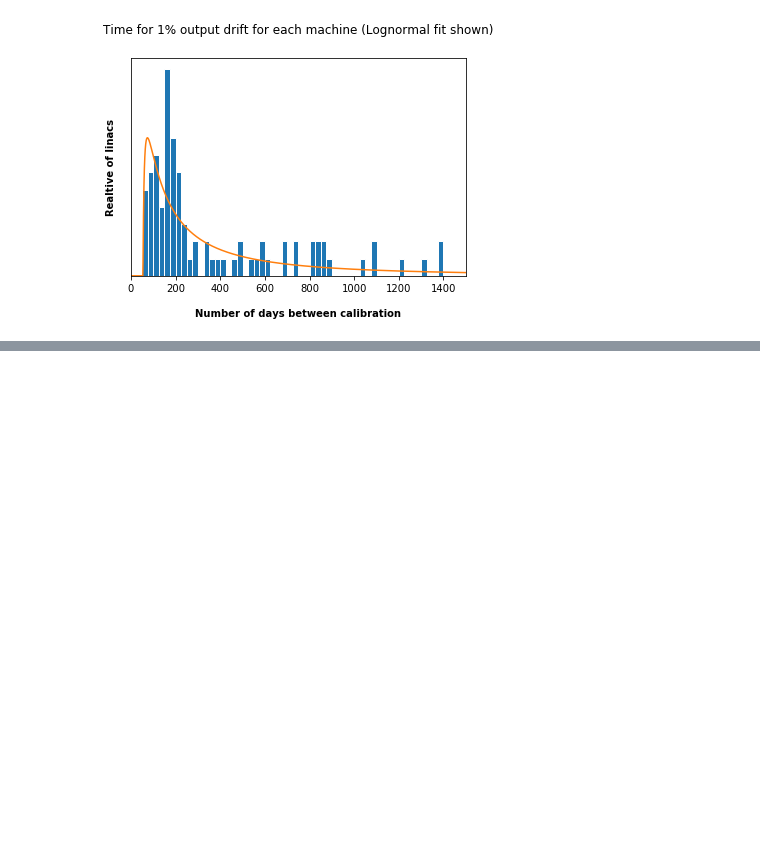
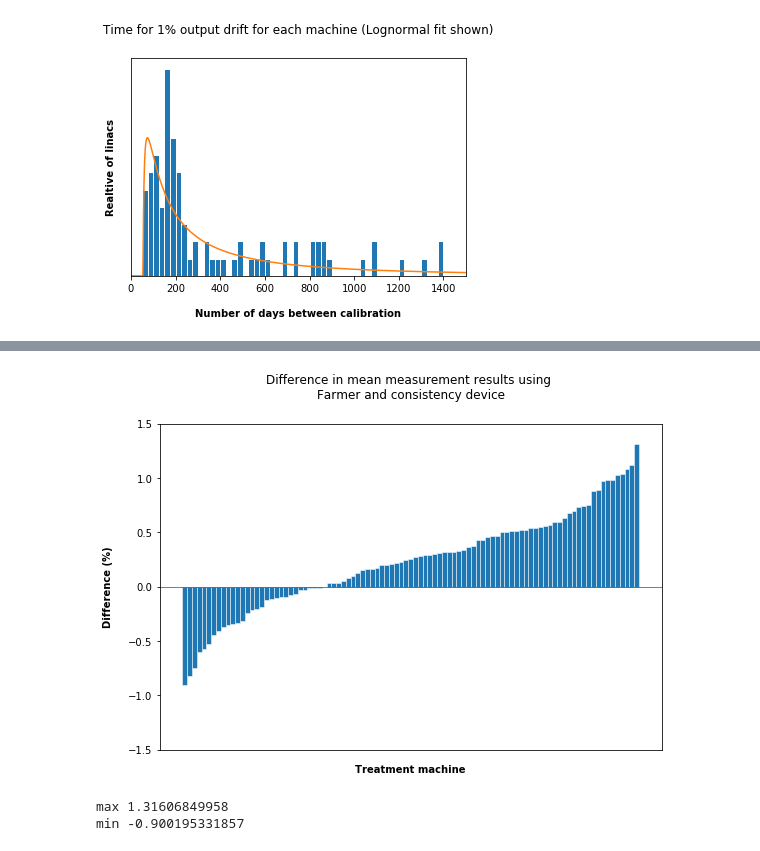
Before and after one commit to mbolt01/Thesis_analysis, a Jupyter notebook: thesis_op_daily.ipynb, the cells around one changed output, grey strips where cells are left out. Cells and saved outputs as stored; diff of their text form; code cells hidden in the pictures; blank space fills up the shorter version.

```diff
--- a/thesis_op_daily.ipynb
+++ b/thesis_op_daily.ipynb
@@ -1880,0 +2101,7 @@ plt.show()
+# %%
+## create list of new device values for df and then assign these to a column called 'Device_Type'
+
+def device_label (row):
+    return device_dict[row['Measurement_Device']]
+
+df['Device_Type'] = df.apply (lambda row: device_label (row),axis=1)
@@ -1880,0 +2117,14 @@ plt.show()
+# %%
+## mean difference between devices
+means = {}
+for linac in sorted(df['Linac_ID'].unique()):
+    farmer = df[(df['Linac_ID']==linac) & (df['Farmer']=='Farmer')]['Corr_OP'].values
+    consistency = df[(df['Linac_ID']==linac) & (df['Farmer']!='Farmer')]['Corr_OP'].values
+    t_result = stats.ttest_ind(farmer,consistency,equal_var=False)
+    means[linac] = {'farmer': farmer.mean(),
+                   'consistency' : consistency.mean(),
+                   'dif' : farmer.mean() - consistency.mean(),
+                   'farmer_sd':farmer.std(),
+                   'consistency_sd':consistency.std(),
+                   't_test':t_result}
+print(means[1])
@@ -1880,0 +2142,28 @@ plt.show()
+# %%
+## plot of mean difference on each linac (sorted)
+plt.rcParams['figure.figsize'] = (9,6)
+
+all_difs = []
+all_difs_abs = []
+for linac in new_both:
+    all_difs.append(means[linac]['dif'])
+    all_difs_abs.append(np.abs(means[linac]['dif']))
+sorted_difs = sorted(all_difs)
+sorted_difs_abs = sorted(all_difs_abs)
+#plt.plot(sorted_difs,'o', ms=2)
+plt.bar(height=sorted_difs,left=range(len(sorted_difs)),width=1,edgecolor='white',linewidth=0.5)
+plt.xlabel('Treatment machine')
+plt.ylabel('Difference (%)')
+plt.title('Difference in mean measurement results using \nFarmer and consistency device')
+plt.ylim(-1.5,1.5)
+plt.axhline(0,ls='-',c='black',lw=0.5)
+plt.xticks([])
+#plt.savefig('Dif between measurement devices-pts.png',dpi=300,bbox_inches='tight')
+plt.show()
+
+print('max',max(sorted_difs))
+print('min',min(sorted_difs))
+# %% [output]
+[figure, added]
+max 1.31606849958
+min -0.900195331857
```
Also changed, not shown: parts of 50 cells of this notebook.
